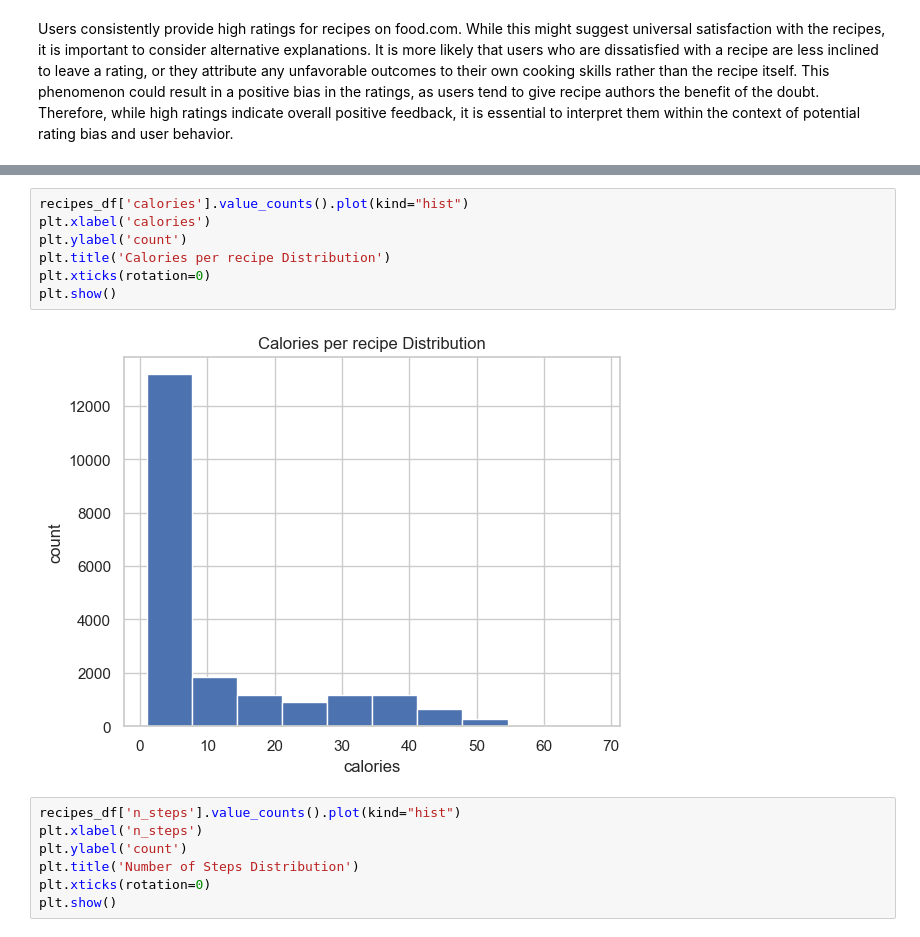
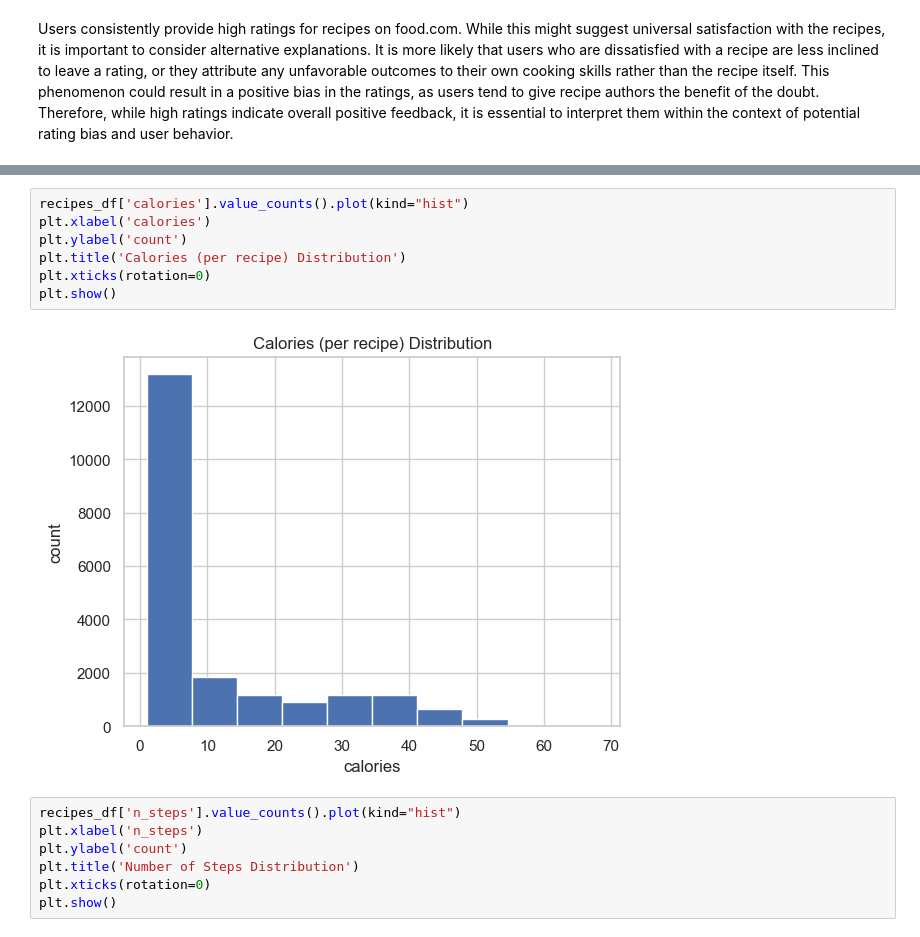
Before and after one commit to kli210/recipe_recommender_capstone, a Jupyter notebook: EDA.ipynb, the cells around one changed output, grey strips where cells are left out. Cells and saved outputs as stored; diff of their text form.

```diff
--- a/EDA.ipynb
+++ b/EDA.ipynb
@@ -310,12 +359,12 @@ Users consistently provide high ratings for recipes on food.com. While this migh
 # %%
 recipes_df['calories'].value_counts().plot(kind="hist")
 plt.xlabel('calories')
 plt.ylabel('count')
-plt.title('Calories per recipe Distribution')
+plt.title('Calories (per recipe) Distribution')
 plt.xticks(rotation=0)
 plt.show()
 # %% [output]
-[figure, old version]
+[figure, new version]
 # %%
 recipes_df['n_steps'].value_counts().plot(kind="hist")
 plt.xlabel('n_steps')
```
Also changed, not shown: parts of 22 cells of this notebook.
